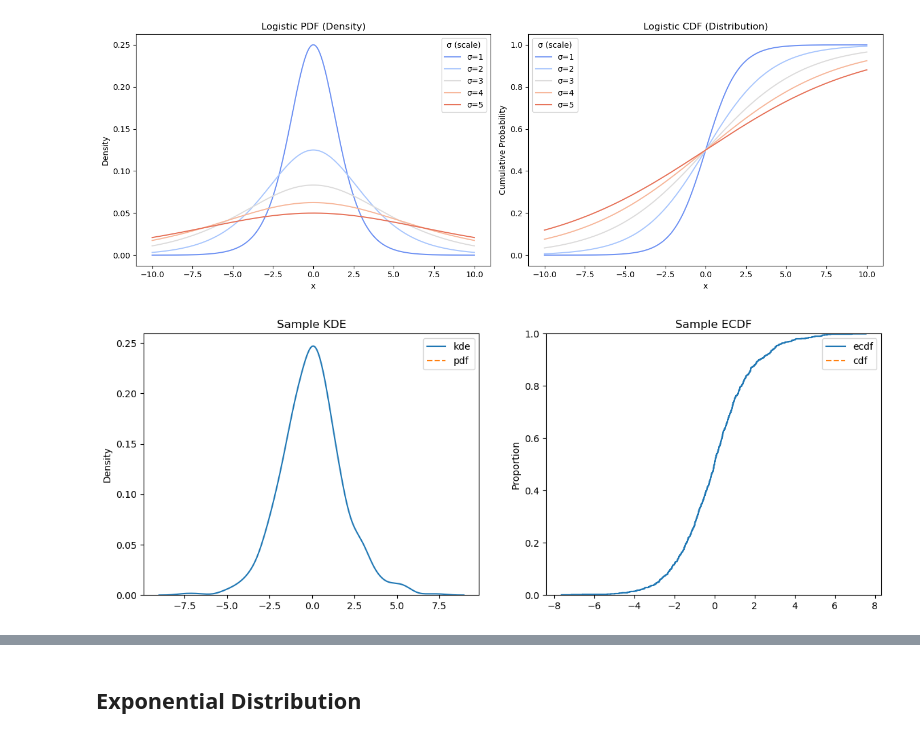
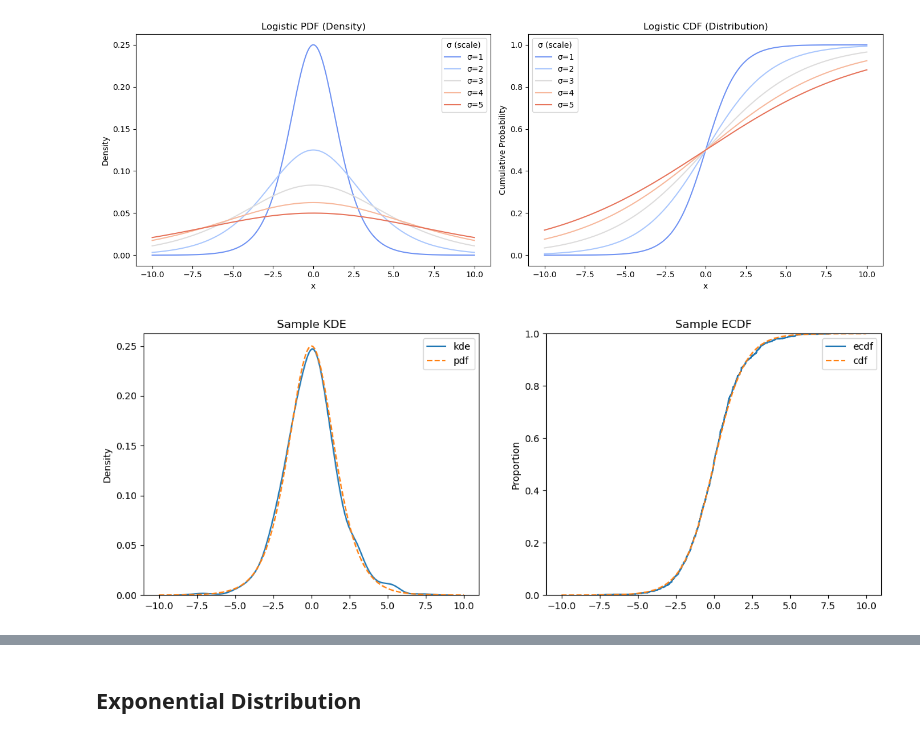
Before and after one commit to wnovak5/ds5030_HW, a Jupyter notebook: assignment_6.ipynb, the cells around one changed output, grey strips where cells are left out. Cells and saved outputs as stored; diff of their text form; code cells hidden in the pictures.

```diff
--- a/assignment_6.ipynb
+++ b/assignment_6.ipynb
@@ -304,32 +305,24 @@ plt.show()
 # %% [output]
 [figure]
 # %%
-
 sigma = 1
 mu = 0
 
-grid = np.linspace(-3,30,200)
+grid = np.linspace(-10,10,400)
 
 ## Plot the density and distribution
-pdf = sp.stats.lognorm.pdf(grid,scale=mu,s=sigma)
-cdf = sp.stats.lognorm.cdf(grid,scale=mu,s=sigma)
-
-fig, axes = plt.subplots(1,2,figsize=(14,5))
-sns.lineplot(x=grid,y=pdf,ax=axes[0])
-axes[0].set_title('Density')
-sns.lineplot(x=grid,y=cdf,ax=axes[1])
-axes[1].set_title('Distribution')
-plt.show()
+pdf = sp.stats.logistic.pdf(grid,loc=mu,scale=sigma)
+cdf = sp.stats.logistic.cdf(grid,loc=mu,scale=sigma)
 
 sample = sp.stats.logistic.rvs(loc=mu,scale=sigma,size=1000,random_state=100)
 
 fig, axes = plt.subplots(1,2,figsize=(14,5))
 sns.kdeplot(x=sample,ax=axes[0],label='kde')
 sns.lineplot(x=grid,y=pdf,ax=axes[0],label='pdf',linestyle='--')
 axes[0].set_title('Sample KDE')
 sns.ecdfplot(x=sample,ax=axes[1],label='ecdf')
 sns.lineplot(x=grid,y=cdf,ax=axes[1],label='cdf',linestyle='--')
 axes[1].set_title('Sample ECDF')
 plt.show()
 # %% [output]
-[figure, old version]
+[figure, new version]
```
Also changed, not shown: parts of 19 cells of this notebook.
